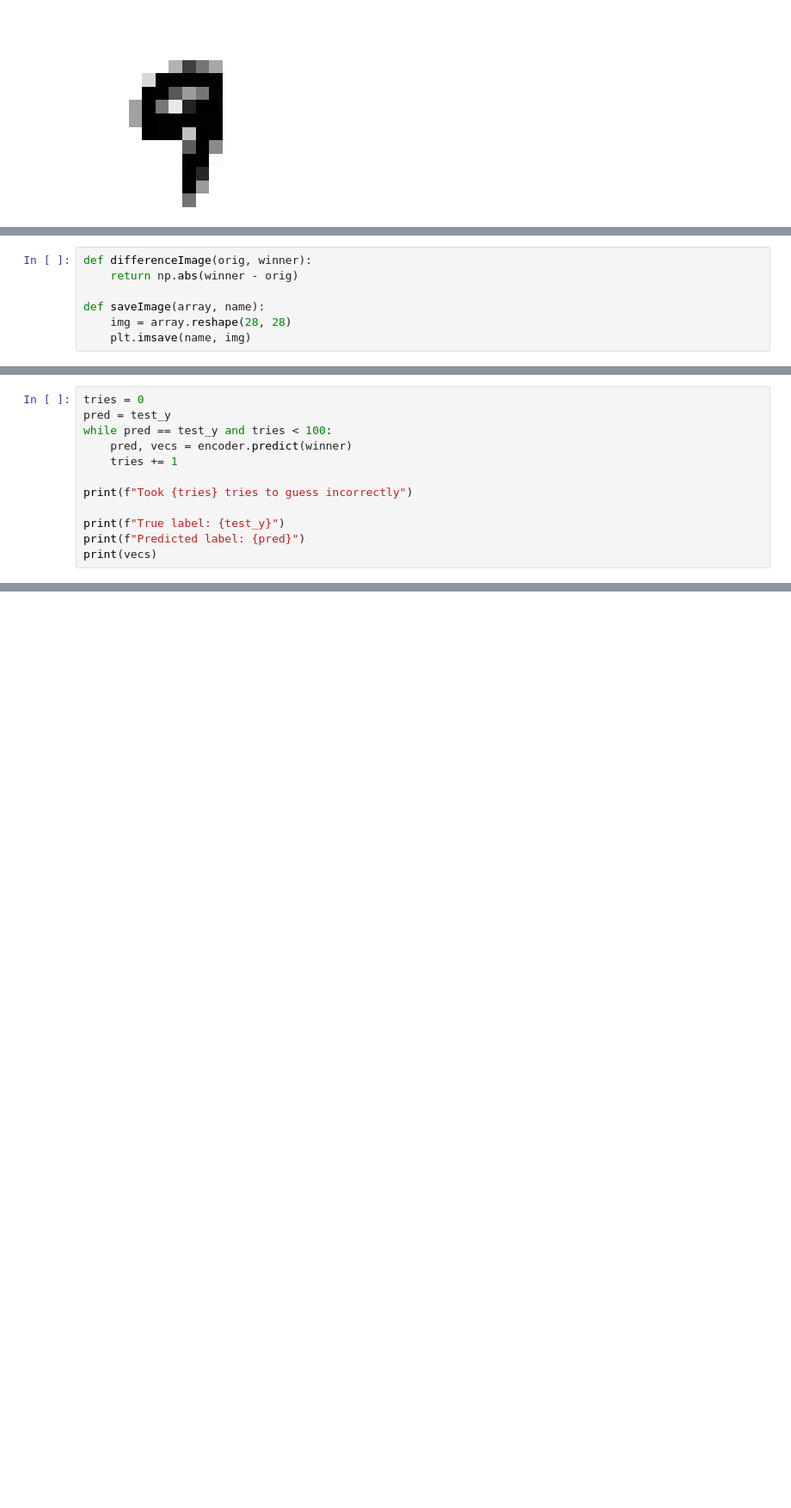
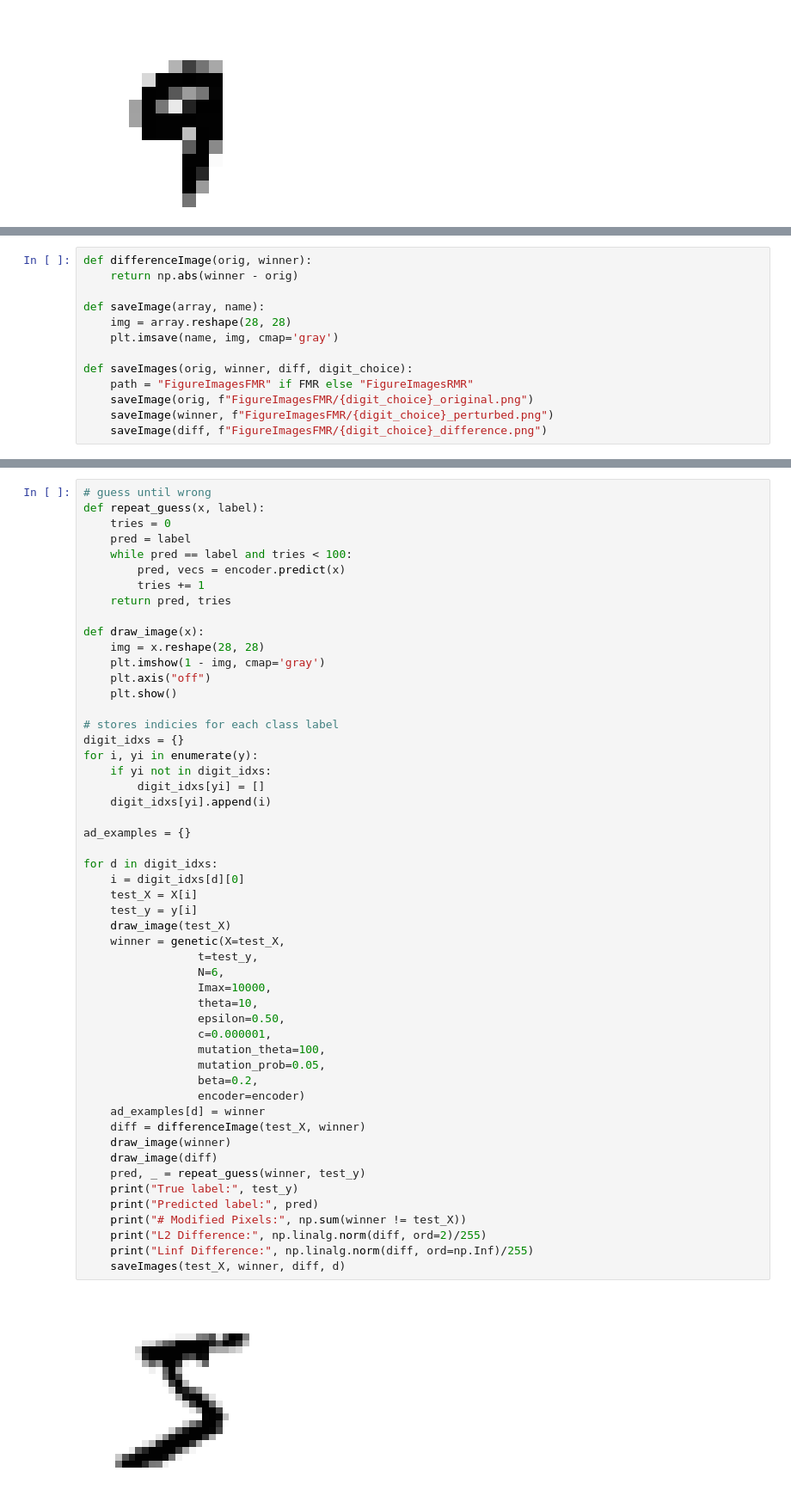
Before and after one commit to HCEspino/CS295_FinalProject, a Jupyter notebook: classifier.ipynb, the cells around one changed output, grey strips where cells are left out. Shown at 86% size. Drawn from its saved outputs; the diff is of its cells as text; blank space fills up the shorter version.

```diff
--- a/classifier.ipynb
+++ b/classifier.ipynb
@@ -589,4 +509,10 @@ def differenceImage(orig, winner):
 
 def saveImage(array, name):
     img = array.reshape(28, 28)
-    plt.imsave(name, img)
+    plt.imsave(name, img, cmap='gray')
+
+def saveImages(orig, winner, diff, digit_choice):
+    path = "FigureImagesFMR" if FMR else "FigureImagesRMR"
+    saveImage(orig, f"FigureImagesFMR/{digit_choice}_original.png")
+    saveImage(winner, f"FigureImagesFMR/{digit_choice}_perturbed.png")
+    saveImage(diff, f"FigureImagesFMR/{digit_choice}_difference.png")
@@ -599,12 +518,0 @@ saveImage(diff, f"FigureImagesFMR/{digit_choice}_difference.png")
-# %%
-tries = 0
-pred = test_y
-while pred == test_y and tries < 100:
-    pred, vecs = encoder.predict(winner)
-    tries += 1
-
-print(f"Took {tries} tries to guess incorrectly")
-
-print(f"True label: {test_y}")
-print(f"Predicted label: {pred}")
-print(vecs)
@@ -615,0 +519,54 @@ Predicted label: 5
+# %%
+# guess until wrong
+def repeat_guess(x, label):
+    tries = 0
+    pred = label
+    while pred == label and tries < 100:
+        pred, vecs = encoder.predict(x)
+        tries += 1
+    return pred, tries
+
+def draw_image(x):
+    img = x.reshape(28, 28)
+    plt.imshow(1 - img, cmap='gray')
+    plt.axis("off")
+    plt.show()
+
+# stores indicies for each class label
+digit_idxs = {}
+for i, yi in enumerate(y):
+    if yi not in digit_idxs:
+        digit_idxs[yi] = []
+    digit_idxs[yi].append(i)
+
+ad_examples = {}
+
+for d in digit_idxs:
+    i = digit_idxs[d][0]
+    test_X = X[i]
+    test_y = y[i]
+    draw_image(test_X)
+    winner = genetic(X=test_X,
+                 t=test_y,
+                 N=6,
+                 Imax=10000,
+                 theta=10,
+                 epsilon=0.50,
+                 c=0.000001,
+                 mutation_theta=100,
+                 mutation_prob=0.05,
+                 beta=0.2,
+                 encoder=encoder)
+    ad_examples[d] = winner
+    diff = differenceImage(test_X, winner)
+    draw_image(winner)
+    draw_image(diff)
+    pred, _ = repeat_guess(winner, test_y)
+    print("True label:", test_y)
+    print("Predicted label:", pred)
+    print("# Modified Pixels:", np.sum(winner != test_X))
+    print("L2 Difference:", np.linalg.norm(diff, ord=2)/255)
+    print("Linf Difference:", np.linalg.norm(diff, ord=np.Inf)/255)
+    saveImages(test_X, winner, diff, d)
+# %% [output]
+[figure, added]
```
Also changed, not shown: parts of 18 cells of this notebook.
